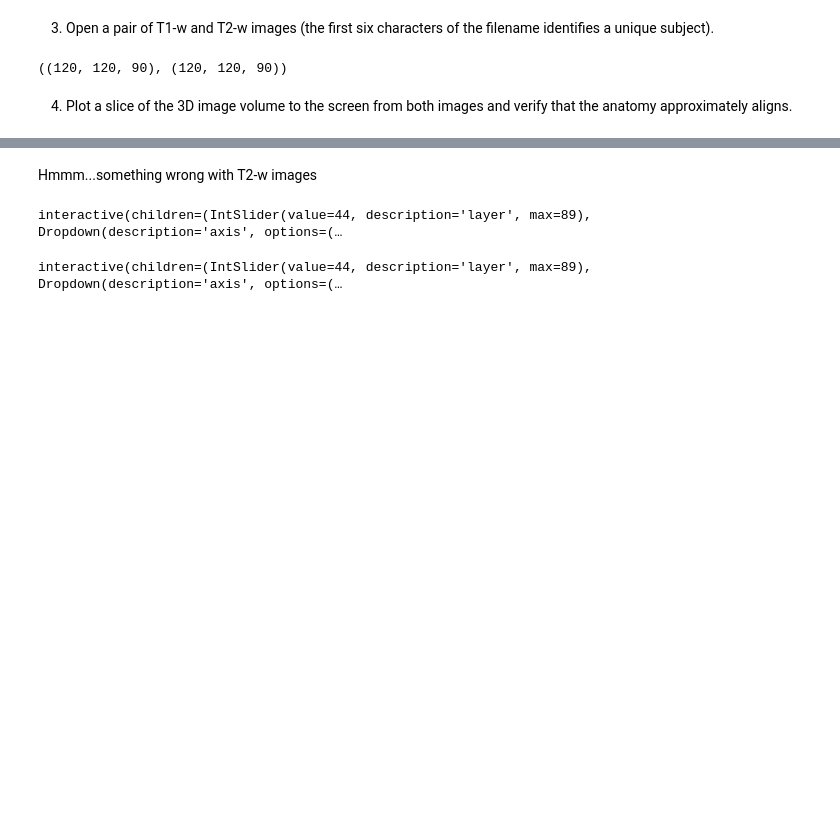
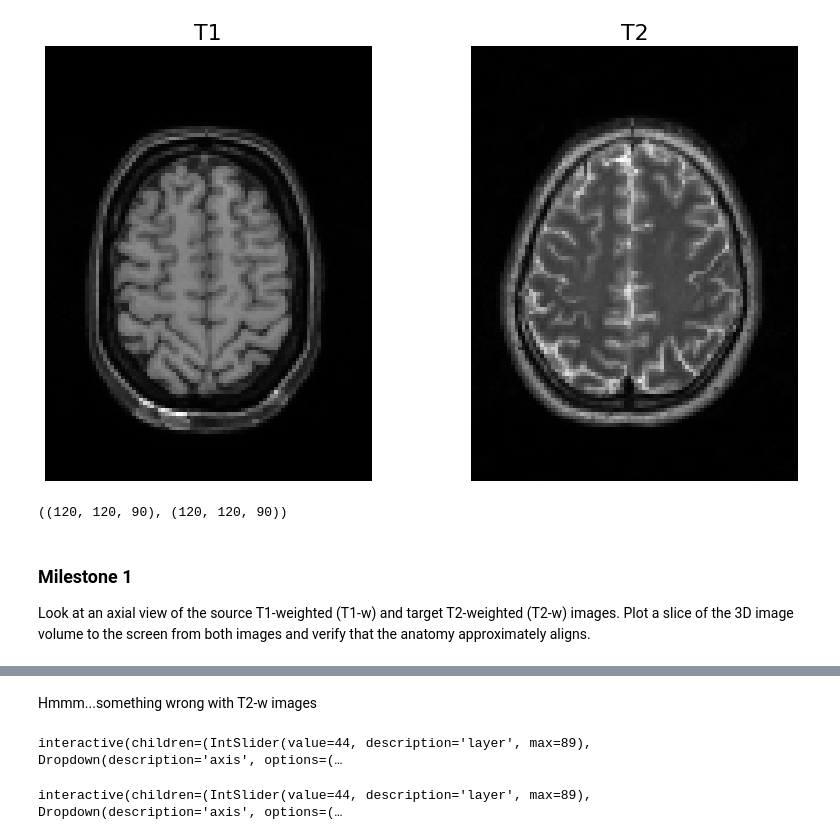
Before and after one commit to Thurs88/MedicalImageAnalysis, a Jupyter notebook: mri_analysis.ipynb, the cells around one changed output, grey strips where cells are left out. Drawn from its saved outputs; the diff is of its cells as text; code cells hidden in the pictures; blank space fills up the shorter version.

```diff
--- a/mri_analysis.ipynb
+++ b/mri_analysis.ipynb
@@ -9,5 +22,6 @@ from ipywidgets import interact, fixed
 # %%
 # Data source:
 # https://brain-development.org/ixi-dataset/
+
+input_dir = "/home/nbaranov/projects/04_cv/MedicalImageAnalysis/data/small_data/small/"
+f_size = (14,8)
-# %% [markdown]
-3. Open a pair of T1-w and T2-w images (the first six characters of the filename identifies a unique subject).
@@ -22 +35,14 @@ t2_image_data = t2_image.get_fdata()
+# %%
+t1_ex, t2_ex = nib.load(t1_fns[0]).get_fdata(), nib.load(t2_fns[0]).get_fdata()
+fig,(ax1,ax2) = plt.subplots(1, 2, figsize=f_size)
+
+ax1.imshow(t1_ex[:,90,:], cmap='gray')
+ax1.set_title('T1', fontsize=22)
+ax1.axis('off')
+
+ax2.imshow(t2_ex[:,90,:], cmap='gray')
+ax2.set_title('T2', fontsize=22)
+ax2.axis('off');
+# %% [output]
+[figure, added]
 # %%
@@ -24,7 +50,10 @@ t1_image_data.shape, t1_image_data.shape
 # %% [output]
 ((120, 120, 90), (120, 120, 90))
 # %% [markdown]
-4. Plot a slice of the 3D image volume to the screen from both images and verify that the anatomy approximately aligns.
+### Milestone 1
+
+Look at an axial view of the source T1-weighted (T1-w) and target T2-weighted (T2-w) images.
+Plot a slice of the 3D image volume to the screen from both images and verify that the anatomy approximately aligns.
 # %%
 def show_slices(slices: List) -> None:
     """
```
Also changed, not shown: parts of 13 cells of this notebook.
